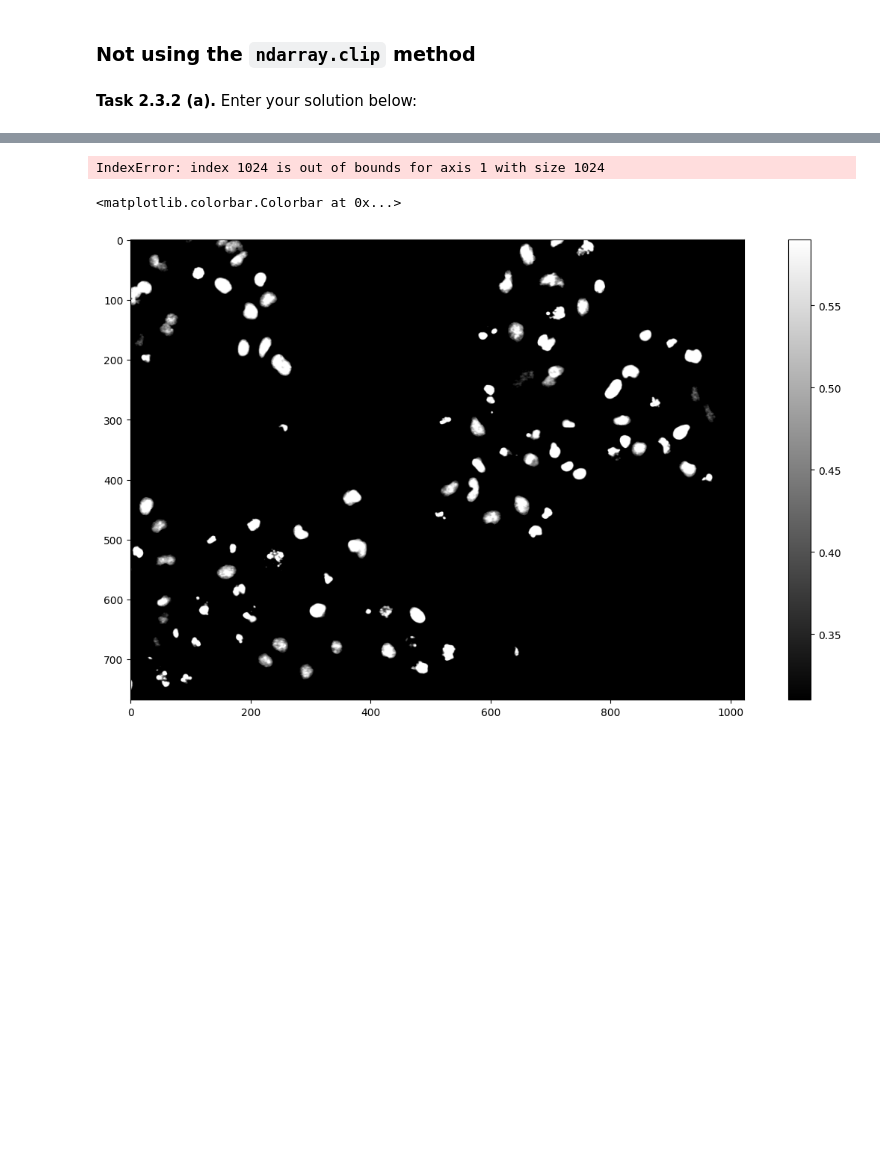
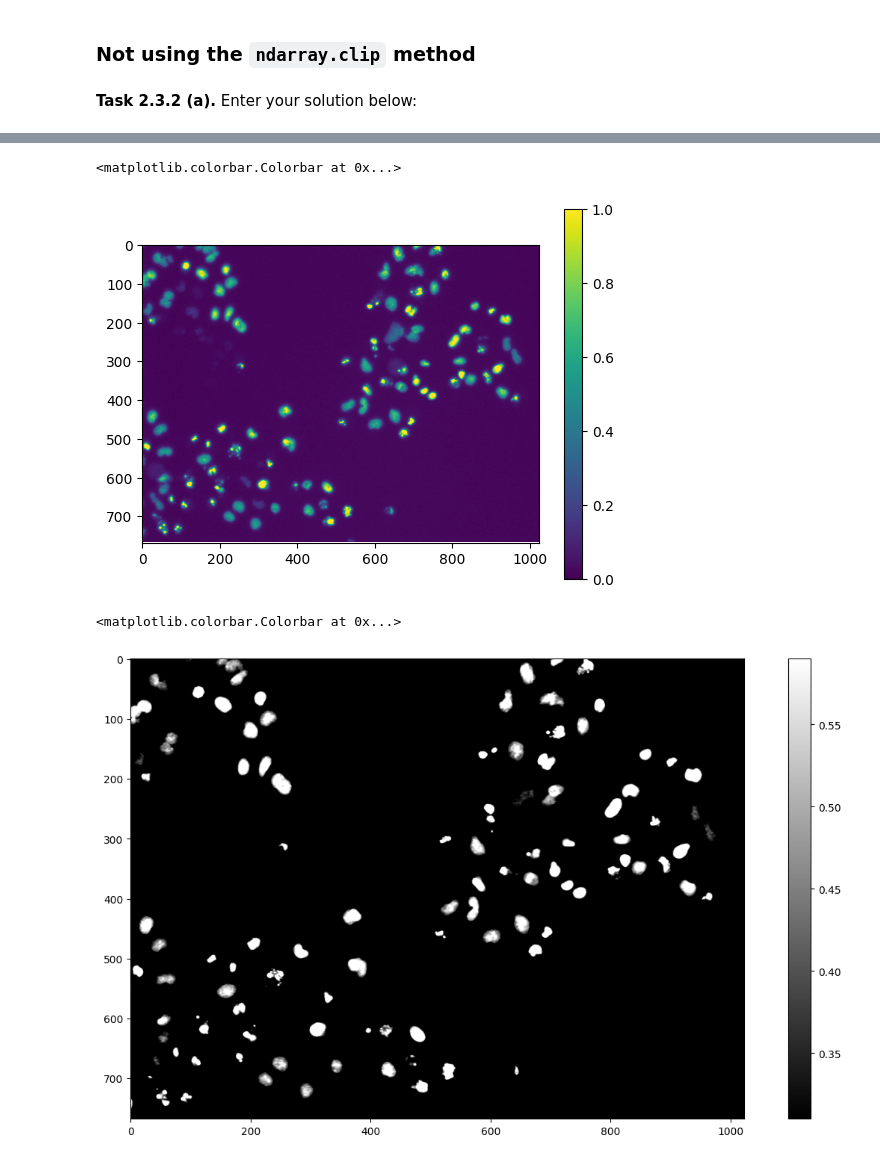
Before and after one commit to MarieSchnabel/mobi-fs3-python, a Jupyter notebook: task2.ipynb, the cells around one changed output, grey strips where cells are left out. Drawn from its saved outputs; the diff is of its cells as text; code cells hidden in the pictures; blank space fills up the shorter version.

```diff
--- a/task2.ipynb
+++ b/task2.ipynb
@@ -61,20 +80,27 @@ plt.colorbar()
 # %%
 x=0
 y=0
+img_clip = img.copy()
+while y < img.shape[0]:
 
-while img.shape[0]:
-    while img.shape[1]:
-        i=img[y,x]
+    while x < img.shape[1]:
+        i=img_clip[y,x]
         if i<T1:
-            i=T1
-        if i>T2:
-            i=T2
+            img_clip[y,x]=T1
+
+        elif i>T2:
+            img_clip[y,x]=T2
         x=x+1
+
     y=y+1
+x=0
+
 plt.figure()
-plt.imshow(img, 'gray')
+plt.imshow(img_clip)
+plt.colorbar()
 # %% [output]
-IndexError: index 1024 is out of bounds for axis 1 with size 1024
+<matplotlib.colorbar.Colorbar at 0x...>
+[figure, added]
 # %%
 for row in range(img.shape[0]):
     for col in range(img.shape[1]):
```
Also changed, not shown: parts of 6 cells of this notebook.
